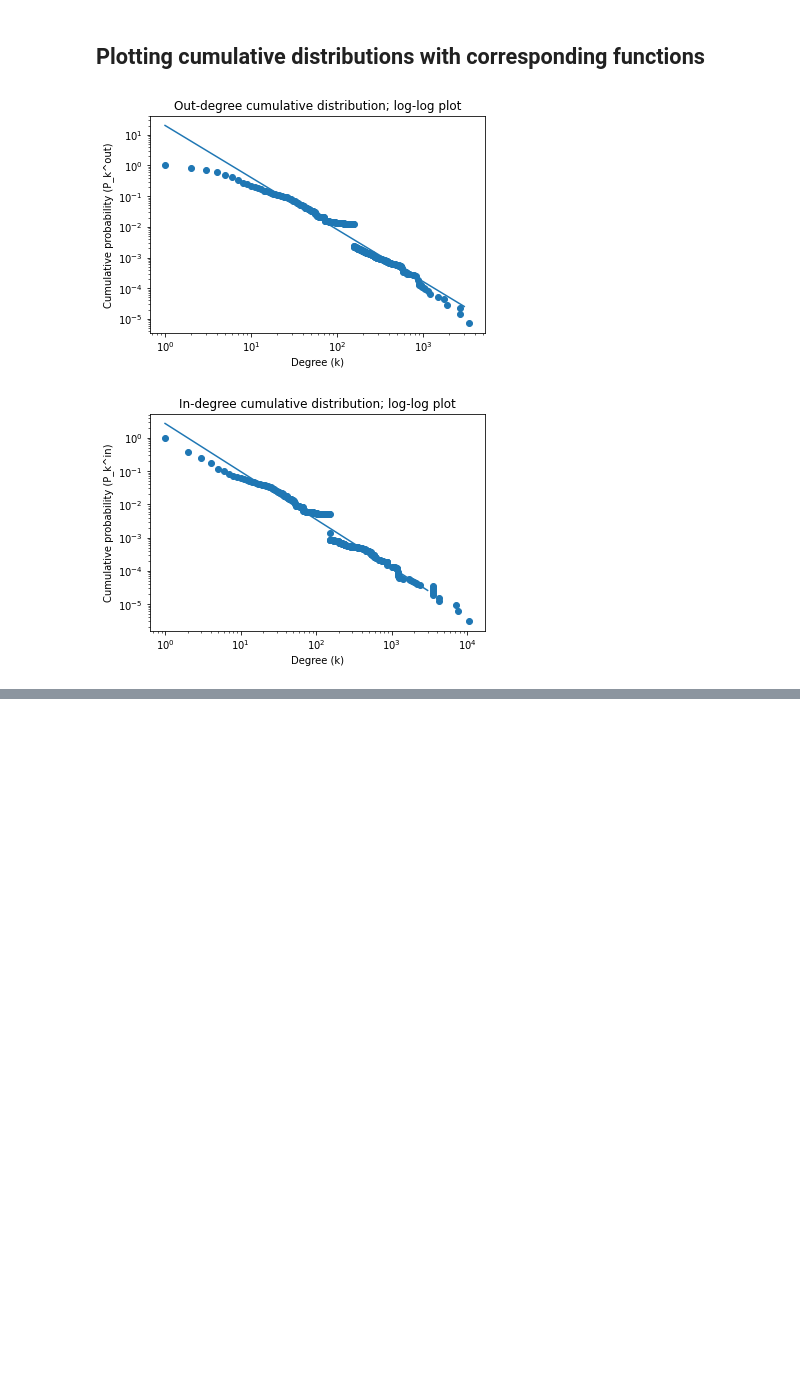
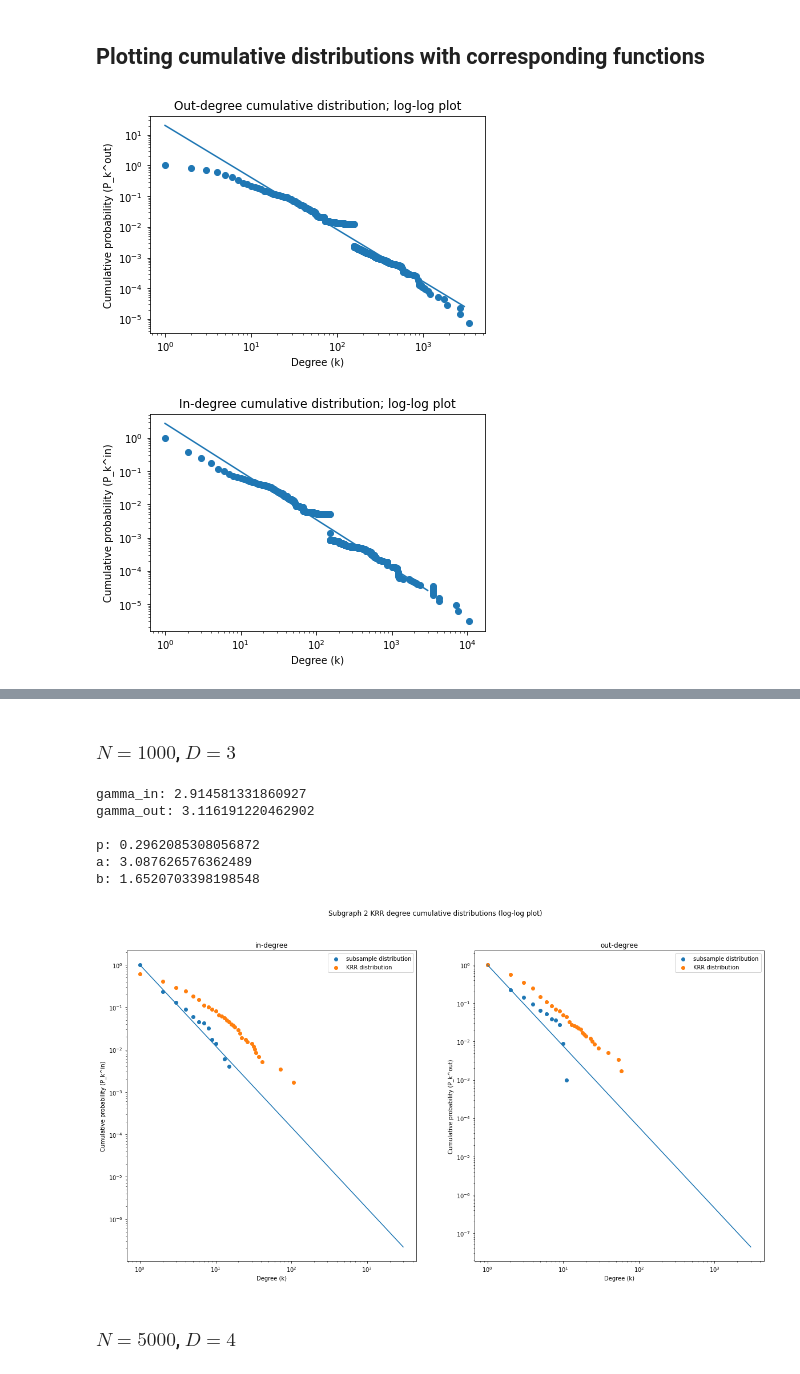
Before and after one commit to bcho04/evolving-web, a Jupyter notebook: main.ipynb, the cells around one changed output, grey strips where cells are left out. Drawn from its saved outputs; the diff is of its cells as text; code cells hidden in the pictures; blank space fills up the shorter version.

```diff
--- a/main.ipynb
+++ b/main.ipynb
@@ -125,0 +281,57 @@ plt.show()
+# %%
+def graph_analysis(SG, T=1000):
+    SG_deg_in, SG_cp_in, SG_deg_out, SG_cp_out = cumulative_degree_probabilities(SG)
+    SG_gamma_in, SG_gamma_out, SG_c_in, SG_c_out = power_law_fit(SG_deg_in, SG_deg_out, SG_cp_in, SG_cp_out)
+
+    SG_T = 2000 # time
+    SG_p = 1/np.average([val for (node, val) in SG.degree()]) # probability of creating new node
+    SG_a = (SG_gamma_in-2)/SG_p # tuning constant
+    SG_b = (SG_gamma_out-1-1/(1-SG_p))/(SG_p*1/(1-SG_p)) # tuning constant
+
+    print("gamma_in: {}\ngamma_out: {}\n".format(SG_gamma_in, SG_gamma_out))
+    print("p: {}\na: {}\nb: {}".format(SG_p, SG_a, SG_b))
+    time.sleep(0.5)
+
+    SG_KRR = KRR_model(SG_T, SG_p, SG_a, SG_b)
+    SG_KRR_deg_in, SG_KRR_cp_in, SG_KRR_deg_out, SG_KRR_cp_out = cumulative_degree_probabilities(SG_KRR)
+
+    fig, (ax1, ax2) = plt.subplots(1, 2, figsize=(20, 10))
+
+    fig.suptitle("Subgraph 2 KRR degree cumulative distributions (log-log plot)")
+    ax1.set_title("in-degree")
+    ax1.set_xscale("log")
+    ax1.set_yscale("log")
+    ax1.set_xlabel("Degree (k)")
+    ax1.set_ylabel("Cumulative probability (P_k^in)")
+    plt_subsample = ax1.scatter(SG_deg_in, SG_cp_in, label="subsample distribution")
+    plt_krr = ax1.scatter(SG_KRR_deg_in, SG_KRR_cp_in, label="KRR distribution")
+    ax1.legend()
+    ax1.plot(np.arange(1,3000,0.1), np.arange(1,3000,0.1)**(-SG_gamma_in+1))
+
+    ax2.set_title("out-degree")
+    ax2.set_xscale("log")
+    ax2.set_yscale("log")
+    ax2.set_xlabel("Degree (k)")
+    ax2.set_ylabel("Cumulative probability (P_k^out)")
+    ax2.scatter(SG_deg_out, SG_cp_out, label="subsample distribution")
+    ax2.scatter(SG_KRR_deg_out, SG_KRR_cp_out, label="KRR distribution")
+    ax2.legend()
+    ax2.plot(np.arange(1,3000,0.1), np.arange(1,3000,0.1)**(-SG_gamma_out+1))
+
+    plt.show()
+# %% [markdown]
+### $N=1000$, $D=3$
+# %%
+SG1, SG1_SPL = ND_subgraph(1000,3)
+# %%
+graph_analysis(SG1)
+# %% [output]
+gamma_in: 2.914581331860927
+gamma_out: 3.116191220462902
+
+p: 0.2962085308056872
+a: 3.087626576362489
+b: 1.6520703398198548
+[figure, added]
+# %% [markdown]
+### $N=5000$, $D=4$
```
Also changed, not shown: parts of 25 cells of this notebook.
